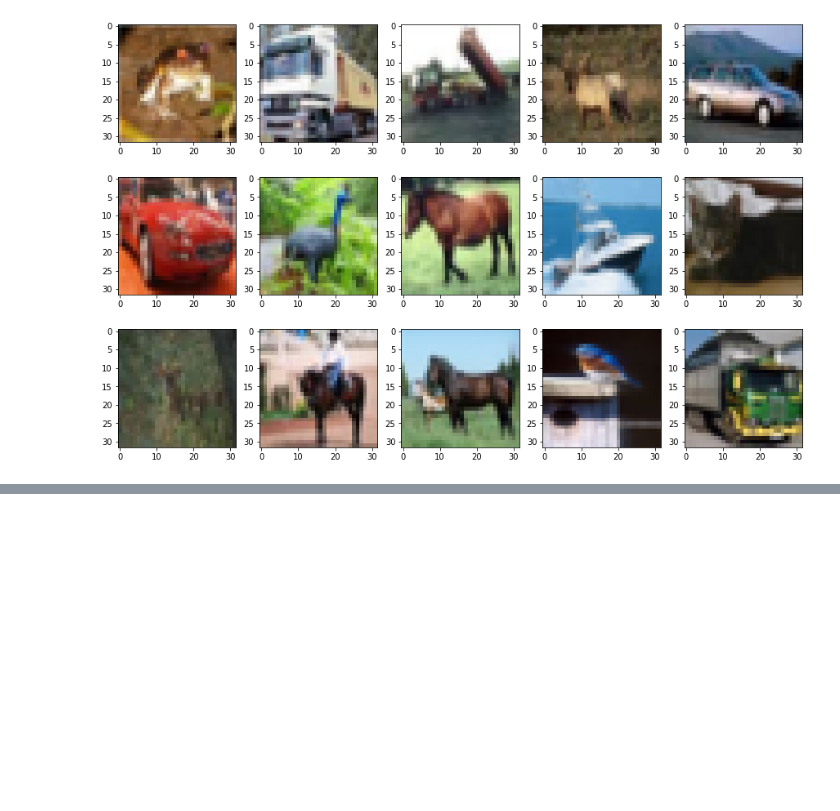
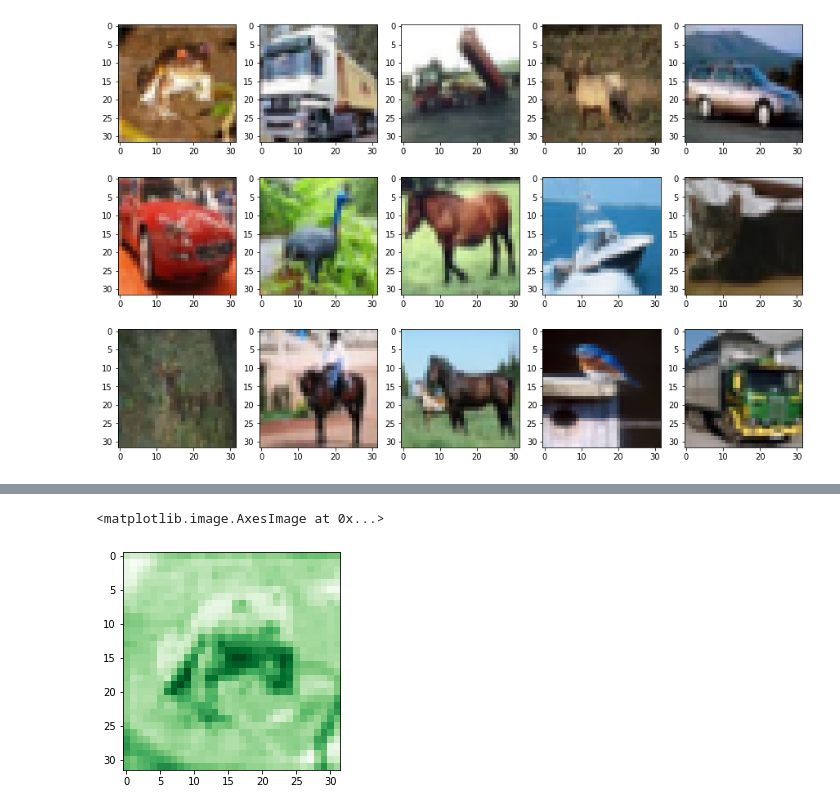
Before and after one commit to NII-o9i2/TensorFlow2-Keras-Examples, a Jupyter notebook: 6_CNN_Networks/CNN.ipynb, the cells around one changed output, grey strips where cells are left out. Drawn from its saved outputs; the diff is of its cells as text; code cells hidden in the pictures; blank space fills up the shorter version.

```diff
--- a/6_CNN_Networks/CNN.ipynb
+++ b/6_CNN_Networks/CNN.ipynb
@@ -24,0 +38,5 @@ x_test_1 = x_test/255.0
+# %%
+plt.imshow(x_train[0][:,:,1],cmap= 'Greens')
+# %% [output]
+<matplotlib.image.AxesImage at 0x...>
+[figure, added]
```
Also changed, not shown: parts of 8 cells of this notebook, 2 other files.
